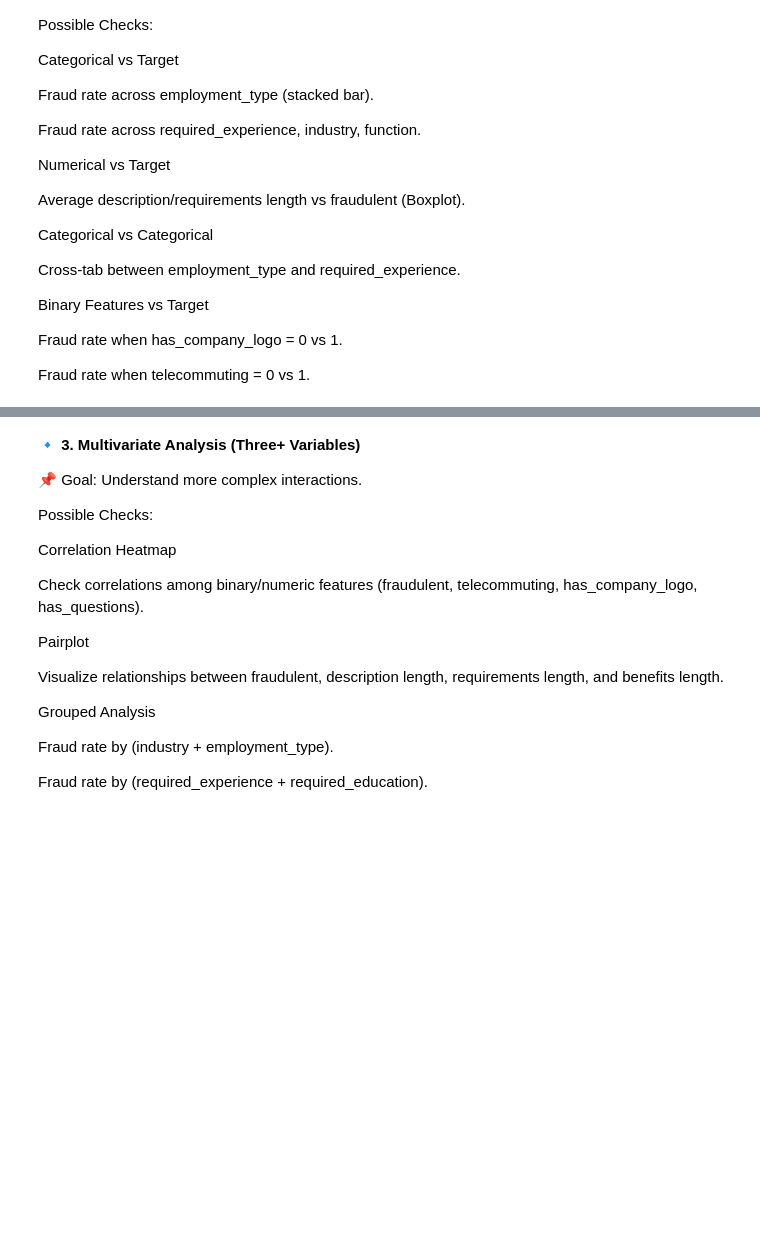
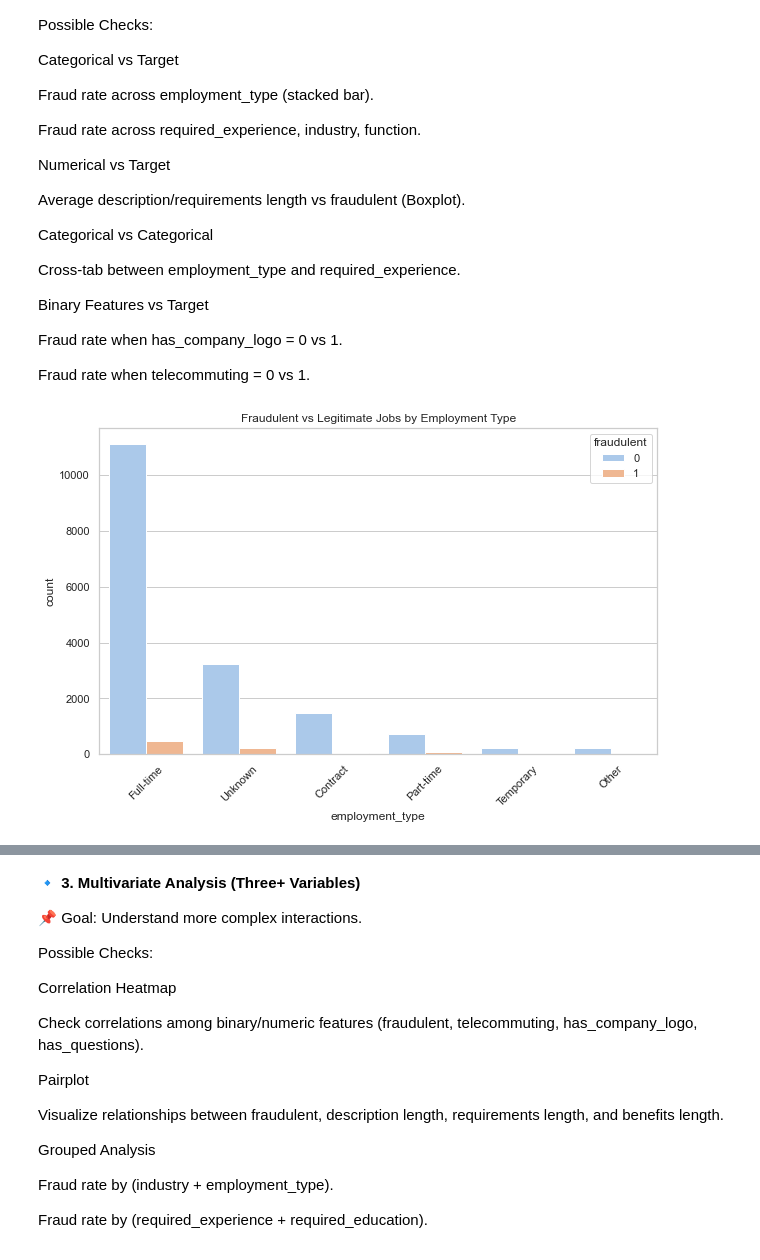
Before and after one commit to FGithaiga/FAKE_JOB_POSTING, a Jupyter notebook: index.ipynb, the cells around one changed output, grey strips where cells are left out. Saved outputs shown, nothing was run; the diff lists cells and outputs as text; code cells hidden in the pictures; blank space fills up the shorter version.

```diff
--- a/index.ipynb
+++ b/index.ipynb
@@ -200,3 +246,12 @@ Binary Features vs Target
 Fraud rate when has_company_logo = 0 vs 1.
 
 Fraud rate when telecommuting = 0 vs 1.
+# %%
+# Fraud vs employment type
+sns.countplot(x="employment_type", hue="fraudulent", data=df,
+              order=df["employment_type"].value_counts().index)
+plt.title("Fraudulent vs Legitimate Jobs by Employment Type")
+plt.xticks(rotation=45)
+plt.show()
+# %% [output]
+[figure, added]
```
Also changed, not shown: parts of 30 cells of this notebook.
